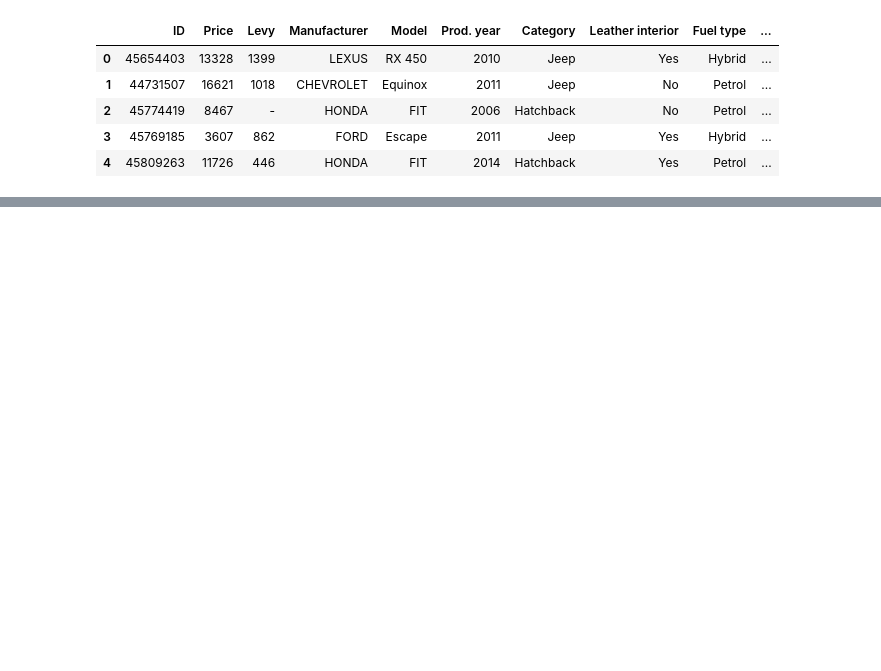
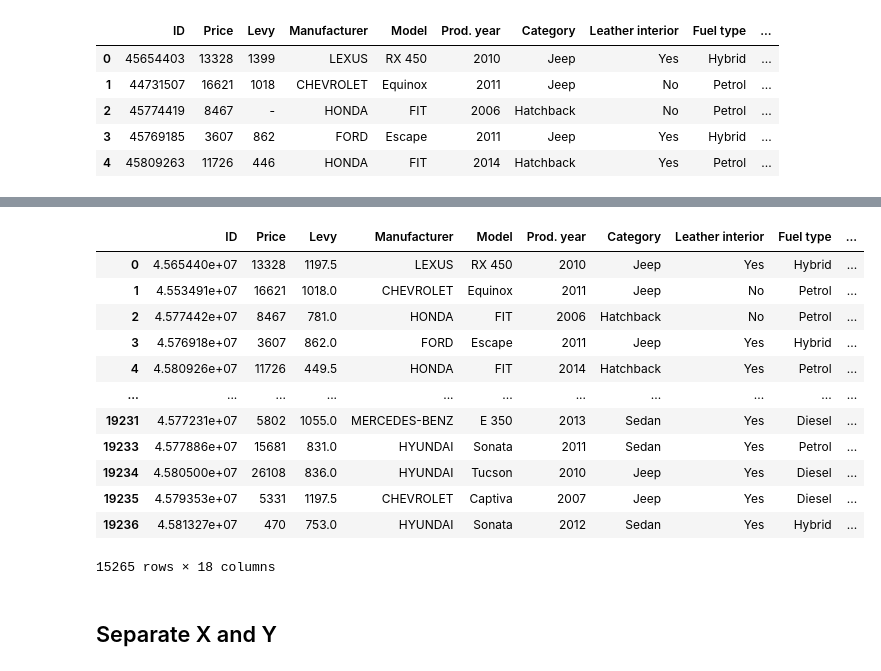
Before and after one commit to Jyotsna2468/Machine-Learning, a Jupyter notebook: PROJECT/Car Price Prediction.ipynb, the cells around one changed output, grey strips where cells are left out. Cells and saved outputs as stored; diff of their text form; code cells hidden in the pictures; blank space fills up the shorter version.

```diff
--- a/PROJECT/Car Price Prediction.ipynb
+++ b/PROJECT/Car Price Prediction.ipynb
@@ -332,0 +219,6 @@ dict_items([('Logistic', LogisticRegression()), ('DecisionTree', DecisionTreeReg
+# %%
+# Fill missing Levy values with the median
+df["Levy"] = df["Levy"].fillna(df["Levy"].median())
+
+# Check missing values
+print(df["Levy"].isnull().sum())
@@ -332,0 +229,3 @@ dict_items([('Logistic', LogisticRegression()), ('DecisionTree', DecisionTreeReg
+# %%
+cat = list(df.select_dtypes(include='object').columns)
+con = list(df.select_dtypes(include='number').columns)
@@ -332,0 +290,37 @@ dict_items([('Logistic', LogisticRegression()), ('DecisionTree', DecisionTreeReg
+# %%
+def handle_outlier(df,col,outlier_percent,mini,maxi):
+    lower_index = list(df[df[col]<mini].index) # contains index of all such values which are below min
+    upper_index = list(df[df[col]>maxi].index) # contains index of all such values which are above max
+    all_ = lower_index + upper_index
+    # Perform outlier handling on basis of percentage of outliers present in the data
+    df_new = df.copy()
+    if outlier_percent<10:
+        df_new = df.drop(index=all_) # drops on basis of index we have provided
+    else:
+        df_new[col] = df[col].clip(mini,maxi)
+    return df_new
+# %%
+df2 = df.copy()
+for i in con:
+    # df.loc[row_name,column_name]
+    out_perc = out_report.loc[i,'outlier_pct']
+    mini = out_report.loc[i,'lower']
+    maxi = out_report.loc[i,'upper']
+    df2 = handle_outlier(df2,i,out_perc,mini,maxi=maxi) # positional arguments,keyword arguments
+df2
+# %% [output]
+|  | ID | Price | Levy | Manufacturer | Model | Prod. year | Category | Leather interior | Fuel type | ... |
+| 0 | 4.565440e+07 | 13328 | 1197.5 | LEXUS | RX 450 | 2010 | Jeep | Yes | Hybrid | ... |
+| 1 | 4.553491e+07 | 16621 | 1018.0 | CHEVROLET | Equinox | 2011 | Jeep | No | Petrol | ... |
+| 2 | 4.577442e+07 | 8467 | 781.0 | HONDA | FIT | 2006 | Hatchback | No | Petrol | ... |
+| 3 | 4.576918e+07 | 3607 | 862.0 | FORD | Escape | 2011 | Jeep | Yes | Hybrid | ... |
+| 4 | 4.580926e+07 | 11726 | 449.5 | HONDA | FIT | 2014 | Hatchback | Yes | Petrol | ... |
+| ... | ... | ... | ... | ... | ... | ... | ... | ... | ... | ... |
+| 19231 | 4.577231e+07 | 5802 | 1055.0 | MERCEDES-BENZ | E 350 | 2013 | Sedan | Yes | Diesel | ... |
+| 19233 | 4.577886e+07 | 15681 | 831.0 | HYUNDAI | Sonata | 2011 | Sedan | Yes | Petrol | ... |
+| 19234 | 4.580500e+07 | 26108 | 836.0 | HYUNDAI | Tucson | 2010 | Jeep | Yes | Diesel | ... |
+| 19235 | 4.579353e+07 | 5331 | 1197.5 | CHEVROLET | Captiva | 2007 | Jeep | Yes | Diesel | ... |
+| 19236 | 4.581327e+07 | 470 | 753.0 | HYUNDAI | Sonata | 2012 | Sedan | Yes | Hybrid | ... |
+15265 rows × 18 columns
+# %% [markdown]
+## Separate X and Y
```
Also changed, not shown: parts of 84 cells of this notebook, 3 other files.
